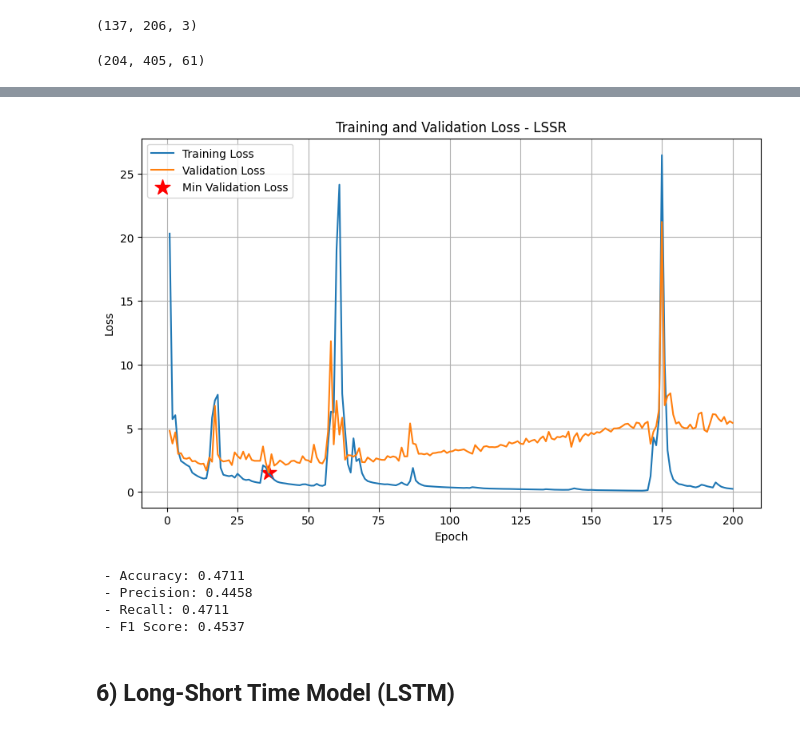
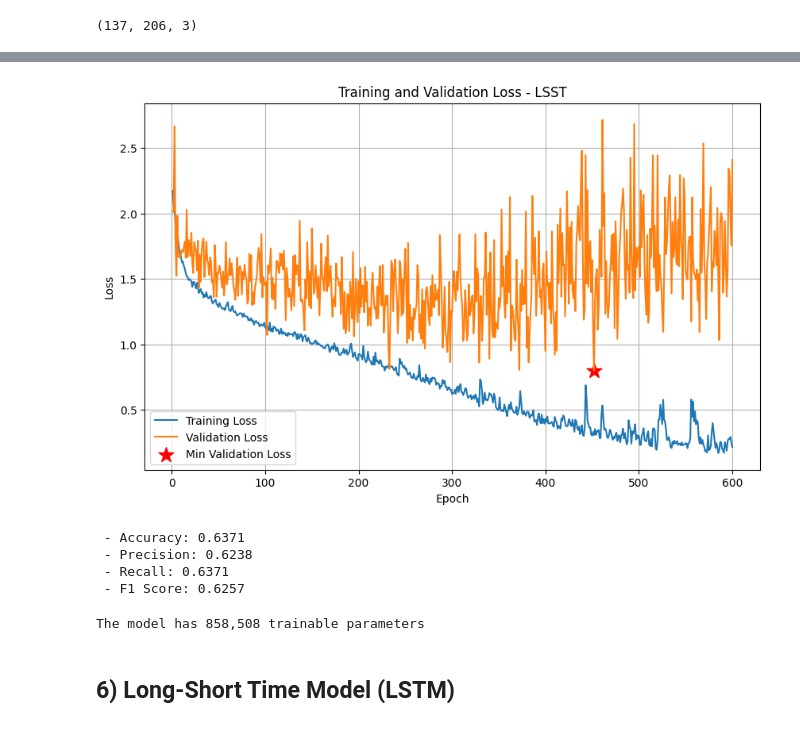
Before and after one commit to pako-23/eris, a Jupyter notebook: experiments/test_models_training.ipynb, the cells around one changed output, grey strips where cells are left out. Drawn from its saved outputs; the diff is of its cells as text; code cells hidden in the pictures.

Commit message:
test training lssr and transformer

```diff
--- a/experiments/test_models_training.ipynb
+++ b/experiments/test_models_training.ipynb
@@ -686,7 +731,7 @@ Epoch [300/300], Loss: 1.6921, Val Loss: 1.7895
 ## 3.3) Convolutional Neural Network (CNN) - ResNet 9
 # %%
 # Training loop
-DATASETS = ['mnist', 'cifar10']
+DATASETS = ['mnist', 'cifar10', 'LSST']
 EPOCHS = [30,30]
 BATCH_SIZE = 64
 LEARNING_RATE = 0.001
@@ -987,22 +1078,17 @@ X_train, y_train, X_test, y_test = ucr_loader.load_dataset("Epilepsy")
 X_train.shape
 # %% [output]
 (137, 206, 3)
-# %%
-# Initialize dataset loader
-ucr_loader = UCR_UEA_datasets()
-
-# Load a specific dataset
-X_train, y_train, X_test, y_test = ucr_loader.load_dataset("Heartbeat") # too large
-X_train.shape
-# %% [output]
-(204, 405, 61)
 # %%
+from torch.utils.data import Subset
+from tslearn.datasets import UCR_UEA_datasets
+from torch.utils.data import DataLoader, random_split
+from torch import nn, optim
+
 # Initialize dataset loader
 ucr_loader = UCR_UEA_datasets()
 
 # Load a specific dataset
-X_train, y_train, X_test, y_test = ucr_loader.load_dataset("LSST") # typucal accuracy 80% to 90%.
-print(X_test.shape) # batch, time, dim
+X_train, y_train, X_test, y_test = ucr_loader.load_dataset("LSST")
 
 mask = y_test != '92'
 X_test = X_test[mask]
@@ -1010,7 +1096,6 @@ y_test = y_test[mask]
 mask = y_train != '92'
 X_train = X_train[mask]
 y_train = y_train[mask]
-print(X_test.shape)
 
 mask = y_test != '95'
 X_test = X_test[mask]
@@ -1018,7 +1103,6 @@ y_test = y_test[mask]
 mask = y_train != '95'
 X_train = X_train[mask]
 y_train = y_train[mask]
-print(X_test.shape)
 
 config = {
     'mnist': {
@@ -1043,10 +1127,11 @@ config = {
         'num_classes': 2,
         'input_dim': 105,
     },
-    'LSSR': {
+    'LSST': {
         'task_type': 'classification',
-        'num_classes': 14,
+        'num_classes': 12,
         'input_dim': 36 * 6,
+        'input_channels': 1
     }
 }
 
@@ -1148,6 +1233,10 @@ def preprocessing_input(x, labels, device='cpu', model='MLP'):
         # CNNs and similar models expect 4D input tensors with shape (batch_size, channels, height, width)
         if x.dim() == 4:
             return x.to(device), labels.to(device)
+        elif x.dim() == 3:  # Handle time series data by adding a channel dimension
+            return x.unsqueeze(1).to(device), labels.to(device)
+        elif x.dim() == 2:  # Handle tabular data by adding channel, height, and width dimensions
+            return x.unsqueeze(1).unsqueeze(2).unsqueeze(3).to(device), labels.to(device)
         else:
             raise ValueError("For CNN-based models, expected a 4D tensor with shape (batch_size, channels, height, width).")
 
@@ -1155,21 +1244,21 @@ def preprocessing_input(x, labels, device='cpu', model='MLP'):
         # MLPs and linear models expect 2D input tensors
         if x.dim() == 4:  # Flatten image data
             return x.view(x.size(0), -1).to(device), labels.to(device)
+        elif x.dim() == 3:  # Time series data
+            return x.view(x.size(0), x.size(1) * x.size(2)).to(device), labels.to(device)
         elif x.dim() == 2:  # Tabular data
             return x.to(device), labels.to(device)
-        elif x.dim() == 3:  # Time series data
-            return x.view(x.size(0), x.size(1) * x.size(2)).to(device), labels.to(device)
         else:
             raise ValueError("For MLP/LinearModel, expected either 4D tensor (batch_size, channels, height, width) or 2D tensor (batch_size, num_features).")
 
     elif model_name in ['TransformerModelFlexible']:
         # Transformers expect 3D input tensors with shape (batch_size, sequence_length, input_dim)
-        if x.dim() == 3:
-            return x.to(device), labels.to(device)
-        elif x.dim() == 4:  # Handle image data by flattening spatial dimensions
+        if x.dim() == 4:  # Handle image data by flattening spatial dimensions
             batch_size, channels, height, width = x.size()
             x_flat = x.view(batch_size, channels * height * width).unsqueeze(2)  # Treat flattened image as a sequence
             return x_flat.to(device), labels.to(device)
+        elif x.dim() == 3: # Time series data
+            return x.to(device), labels.to(device)
         elif x.dim() == 2:  # Tabular data
             return x.unsqueeze(2).to(device), labels.to(device)  # Treat tabular data as a sequence of length 1
         else:
@@ -1179,12 +1268,12 @@ def preprocessing_input(x, labels, device='cpu', model='MLP'):
         raise ValueError(f"Unsupported model type: {model_name}")
 
 # Training loop
-DATASETS = ['LSSR']
-EPOCHS = [200]
+DATASETS = ['LSST']
+EPOCHS = [600]
 BATCH_SIZE = 64
-LEARNING_RATE = 0.001
+LEARNING_RATE = 0.0005
 DEVICE = check_gpu()
-from torch.utils.data import Subset
+
 
 performance = {}
 for n, dataset in enumerate(DATASETS):
@@ -1254,8 +1343,8 @@ for n, dataset in enumerate(DATASETS):
 
 
     # Model, criterion, and optimizer
-    # model = TransformerModelFlexible(dataset_name=dataset).to(DEVICE)
-    model = MLP(dataset_name=dataset).to(DEVICE)
+    model = TransformerModelFlexible(dataset_name=dataset, num_heads=2, num_layers=2, hidden_dim=64).to(DEVICE)
+    # model = ResNet9(dataset_name=dataset).to(DEVICE)
     criterion = model.criterion
 
     optimizer = optim.Adam(model.parameters(), lr=LEARNING_RATE)
@@ -1302,8 +1395,21 @@ Epoch [200/200], Loss: 0.2350, Val Loss: 5.4158
-[figure, old version]
+[figure, new version]
- - Accuracy: 0.4711
- - Precision: 0.4458
- - Recall: 0.4711
- - F1 Score: 0.4537
+ - Accuracy: 0.6371
+ - Precision: 0.6238
+ - Recall: 0.6371
+ - F1 Score: 0.6257
+# %%
+model = TransformerModelFlexible(dataset_name=dataset, num_heads=2, num_layers=3, hidden_dim=64).to(DEVICE)
+
+
+# calculate number of parameters
+def count_parameters(model):
+    x = sum(p.numel() for p in model.parameters() if p.requires_grad)
+    print(f'The model has {x:,} trainable parameters')
+    return x
+
+x = count_parameters(model)
+# %% [output]
+The model has 858,508 trainable parameters
 # %% [markdown]
 ## 6) Long-Short Time Model (LSTM)
 # %%
```
Also changed, not shown: parts of 8 cells of this notebook, 3 other files.
